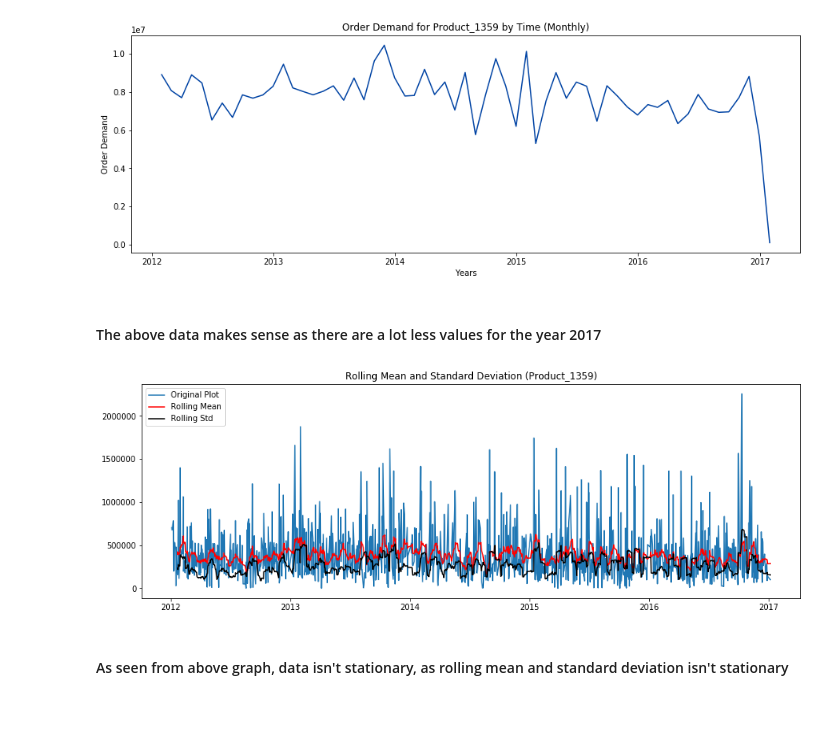
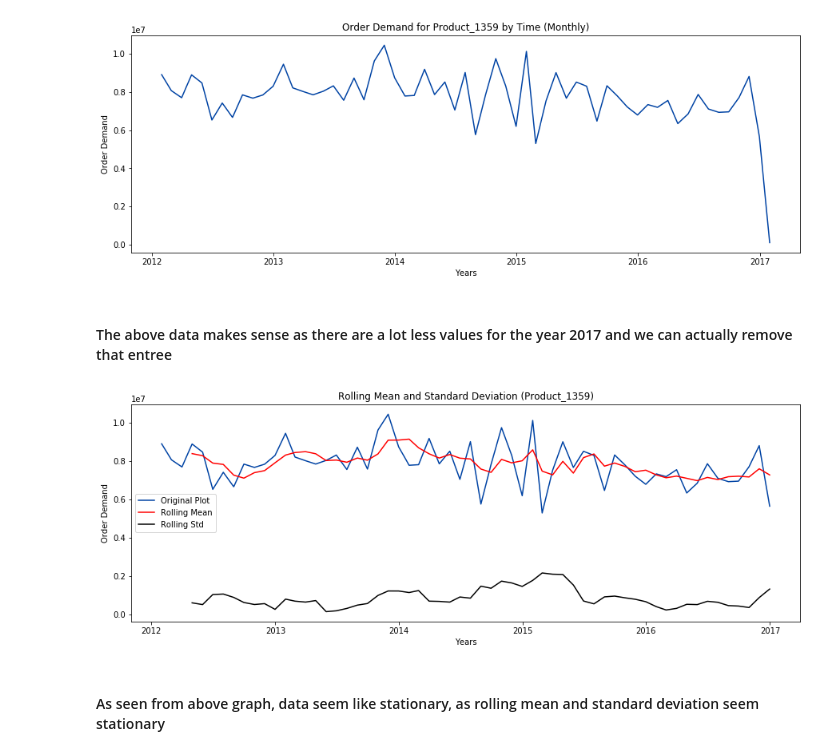
Before and after one commit to Ruturaj4/world_wide_products_inc, a Jupyter notebook: notebooks/1.0-rkv-world-wide-products-inc.ipynb, the cells around one changed output. Drawn from its saved outputs; the diff is of its cells as text; code cells hidden in the pictures; blank space fills up the shorter version.

Commit message:
train model

```diff
--- a/notebooks/1.0-rkv-world-wide-products-inc.ipynb
+++ b/notebooks/1.0-rkv-world-wide-products-inc.ipynb
@@ -129,17 +150,25 @@ plt.show();
 # %% [output]
 [figure]
 # %% [markdown]
-#### The above data makes sense as there are a lot less values for the year 2017
+#### The above data makes sense as there are a lot less values for the year 2017 and we can actually remove that entree
+# %%
+# Actually We can remove the values for year 2017
+product = product.resample("M").sum()
+product = product.drop(pd.to_datetime('2017-01-31'));
 # %%
 # Now we will determine and plot rolling statistics
+# Choosing the size of the rolling window: https://www.mathworks.com/help/econ/rolling-window-estimation-of-state-space-models.html
+
 plt.figure(figsize=(15, 5))
-orignal = plt.plot(product, label="Original Plot")
-original_mean = plt.plot(product.rolling(window=12).mean(), label="Rolling Mean", color="red")
-original_std = plt.plot(product.rolling(window=12).std(), label="Rolling Std", color="black")
+orignal = plt.plot(product, label="Original Plot", color="#0043A4")
+original_mean = plt.plot(product.rolling(window=4).mean(), label="Rolling Mean", color="r")
+original_std = plt.plot(product.rolling(window=4).std(), label="Rolling Std", color="black")
 plt.title("Rolling Mean and Standard Deviation (Product_1359)")
 plt.legend(loc="best")
+plt.ylabel('Order Demand')
+plt.xlabel('Years')
 plt.show(block=False);
 # %% [output]
-[figure, old version]
+[figure, new version]
 # %% [markdown]
-#### As seen from above graph, data isn't stationary, as rolling mean and standard deviation isn't stationary
+#### As seen from above graph, data seem like stationary, as rolling mean and standard deviation seem stationary
```
Also changed, not shown: parts of 12 cells of this notebook.
